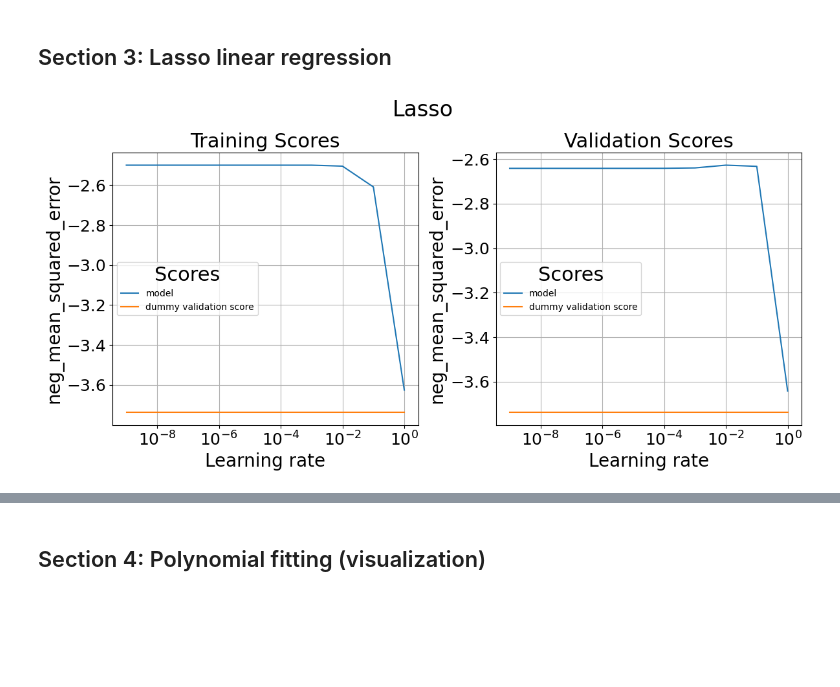
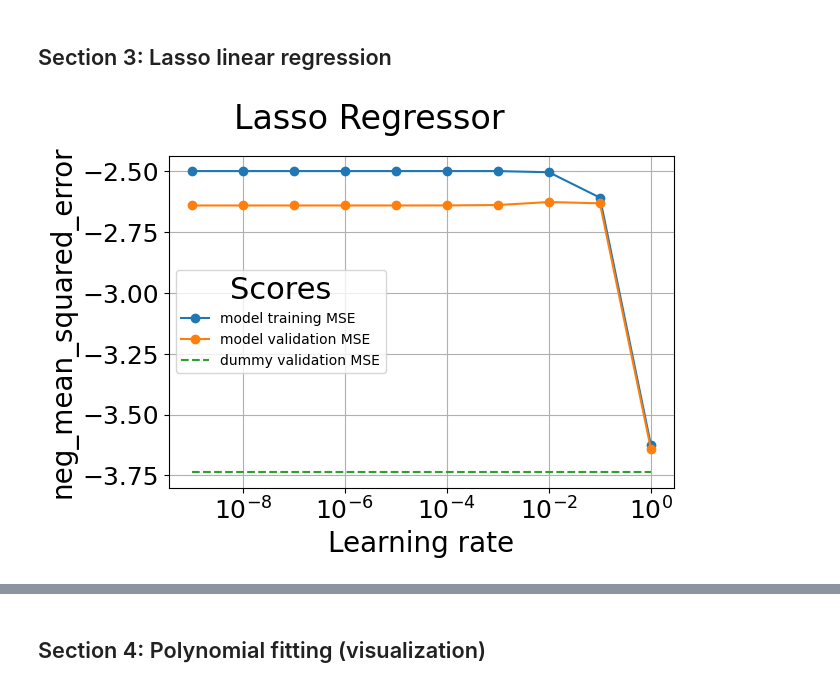
Before and after one commit to matanophir/IML_3, a Jupyter notebook: 314683079-208115055.ipynb, the cells around one changed output, grey strips where cells are left out. Saved outputs shown, nothing was run; the diff lists cells and outputs as text; code cells hidden in the pictures; blank space fills up the shorter version.

```diff
--- a/314683079-208115055.ipynb
+++ b/314683079-208115055.ipynb
@@ -197,30 +214,9 @@ for reg in values:
         max_score['train_score'] = train_score
         max_score['max_validation_score'] = validation_score
-# %%
-
-fig, ax = plt.subplots(1,2, figsize=(12, 6))
-
-fig.suptitle('Lasso', fontsize=24)
-ax[0].semilogx(values, train_scores, label='model')
-ax[0].semilogx(values, dummy_val_scores, label='dummy validation score')
-ax[0].set_xlabel('Learning rate')
-ax[0].set_ylabel('neg_mean_squared_error')
-ax[0].set_title('Training Scores')
-ax[0].grid(True)
-ax[0].legend(fontsize=10, title='Scores')
-
-ax[1].semilogx(values, validation_scores, label='model')
-ax[1].semilogx(values, dummy_val_scores, label='dummy validation score')
-ax[1].set_xlabel('Learning rate')
-ax[1].set_ylabel('neg_mean_squared_error')
-ax[1].set_title('Validation Scores')
-ax[1].grid(True)
-ax[1].legend(fontsize=10, title='Scores')
-
-plt.tight_layout()
-plt.show()
-# %% [output]
-[figure, removed]
+# %%
+plot_scores(x_values, train_scores, validation_scores, dummy_val_scores, 'Lasso Regressor')
+# %% [output]
+[figure, added]
 # %%
 print(max_score)
 # %% [output]
```
Also changed, not shown: parts of 22 cells of this notebook, 2 other files.
